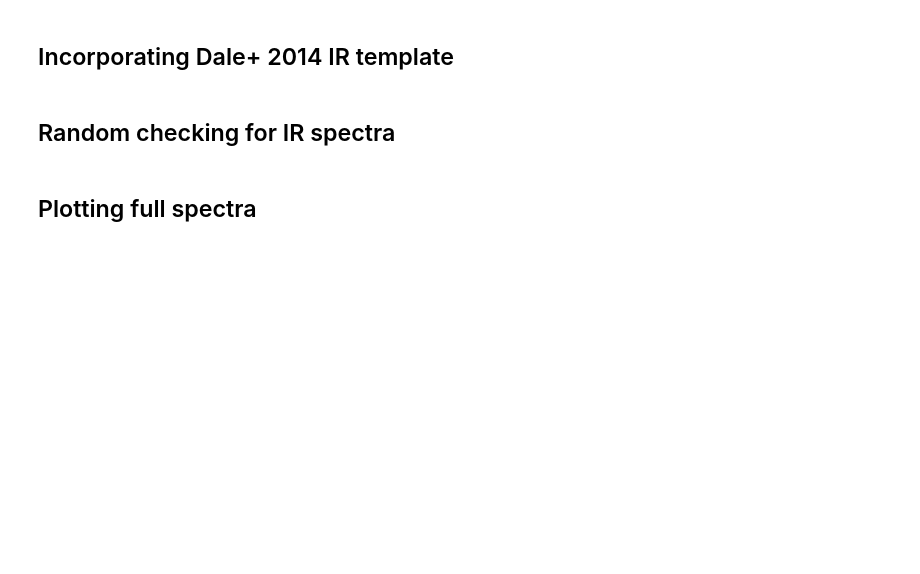
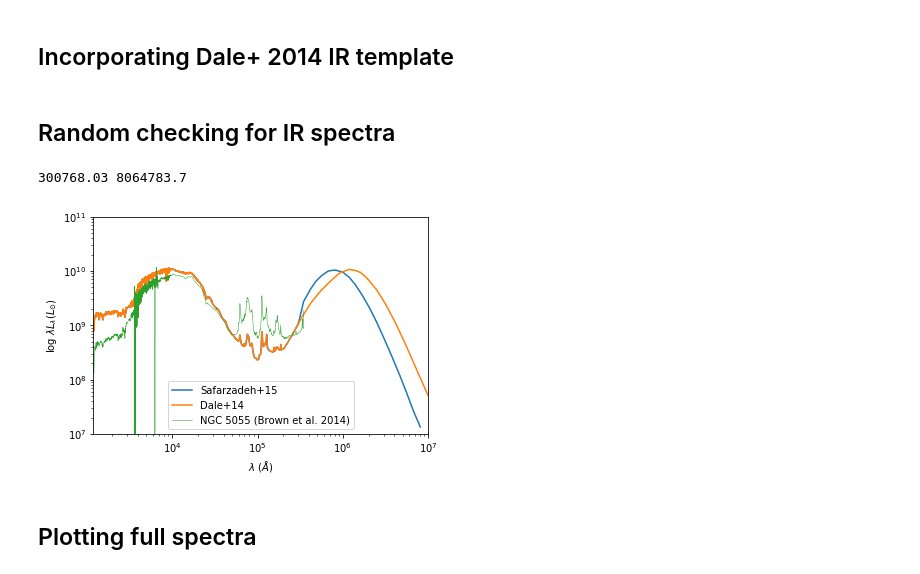
Before and after one commit to dptriani/mentari, a Jupyter notebook: For-dusty-sage.ipynb, the cells around one changed output. Drawn from its saved outputs; the diff is of its cells as text; code cells hidden in the pictures; blank space fills up the shorter version.

```diff
--- a/For-dusty-sage.ipynb
+++ b/For-dusty-sage.ipynb
@@ -1830,69 +1905,49 @@ spectra_IR = 10 ** Dale_template[idx[0]+1]
 LIR_dale = trapz(spectra_IR, lambda_IR)
 scaling = LIR_mentari / LIR_dale
 spectra_IR_dale = spectra_IR * scaling
 
 new_spectra = np.interp(all_wave, wavelength, spectra_dusty[a])
 w = np.where(all_wave > lambda_IR[0])[0]
 new_IR = np.interp(all_wave[w], lambda_IR, spectra_IR_dale)
 new_spectra[w] = new_spectra[w] + new_IR
 
-lam, sed = find_template(np.log10(LIR_mentari), np.log10(Dust[a]))
-all_wave_b = np.unique(np.concatenate((wavelength, lam*1e4)))
+lam, sed = find_template_SUNRISE(np.log10(LIR_mentari), np.log10(Dust[a]))
+w = np.where(all_wave < lam[0]*1e4)
+all_wave_b = np.unique(np.concatenate((all_wave[w], lam*1e4)))
 all_wave_b.sort(kind='mergesort')
-print(max(wavelength), min(lam)*1e4)
+print(min(lam*1e4), max(lam*1e4))
 
+new_spectra_b = np.zeros(len(all_wave_b))
+w = np.where((all_wave_b < lam[0]*1e4) | (all_wave_b == lam[0]*1e4))
+new_spectra_b[w] = np.interp(all_wave_b[w], all_wave, new_spectra*all_wave)
+'''
 new_spectra_b = np.interp(all_wave_b, wavelength, spectra_dusty[a]*wavelength)
+w = np.where(((all_wave_b < lam[0]*1e4) | (all_wave_b == lam[0]*1e4)) & (all_wave_b > lambda_IR[0]))[0]
+MIR_b = np.interp(all_wave_b[w], lambda_IR, spectra_IR_dale*lambda_IR)
+new_spectra_b[w] = new_spectra_b[w] + MIR_b
+'''
 w = np.where(all_wave_b > lam[0]*1e4)[0]
-new_IR_b = np.interp(all_wave_b[w], lam*1e4, sed)
-new_spectra_b[w] = new_spectra_b[w] + new_IR_b
+#new_IR_b = np.interp(all_wave_b[w], lam*1e4, sed)
+#new_spectra_b[w] = new_spectra_b[w] + new_IR_b
+new_spectra_b[w] = np.interp(all_wave_b[w], lam*1e4, sed)
 
 plt.plot(all_wave_b, new_spectra_b, label="Safarzadeh+15")
 plt.plot(all_wave, new_spectra*all_wave, label='Dale+14')
 #plt.plot(all_wave, all_spec*all_wave)
 #plt.plot(all_wave_b, all_spec_b)
 plt.plot(wave, spec, lw=0.5, label= ('NGC 5055 (Brown et al. 2014)'))
 
 plt.ylim(1e7, 1e11)
 plt.xlim(1200, 1e7)
 plt.yscale('log')
 plt.xscale('log')
 plt.legend(loc=0)
 
 
 plt.xlabel(r'$\lambda\ (\AA) $')
 plt.ylabel(r'log $\lambda L_{\lambda} (L_{\odot})$')
 
-#plt.savefig('SED-UVIR.png')
-
-'''
-for i in range(len(Ldust)):
-    LIR_mentari = trapz(Ldust[i][idx_912:-1], wavelength[idx_912:-1])
-    #---------------------------------------------------
-
-    #Compute alpha based on Rieke+ 2009
-    if (LIR_mentari > 10**11.6):
-        LIR_mentari = 10**11.6
-
-    alpha = 10.096 - 0.741 * np.log10(LIR_mentari)
-
-    delta_alpha = abs(alpha_SF - alpha)
-    idx = np.where(delta_alpha==min(delta_alpha))[0]
-
-    #----------------------------------------------------
-    #Compute log_fnu based on Marcillac+ 2006
-    log_fnu = 0.128 * np.log10(LIR_mentari) - 1.611
-    delta_fnu = abs(log_fnu_SF - log_fnu)
-    idx = np.where(delta_fnu==min(delta_fnu))[0]
-    #----------------------------------------------------
-
-    spectra_IR = 10 ** Dale_template[idx[0]+1]
-
-    LIR_dale = trapz(spectra_IR, lambda_IR)
-    scaling = LIR_mentari / LIR_dale
-    spectra_IR_dale = spectra_IR * scaling
-
-    new_spectra = np.interp(all_wave, wavelength, spectra_dusty[i])
-    new_IR = np.interp(all_wave, lambda_IR, spectra_IR_dale)
-    all_spec = new_spectra + new_IR
-    UVIR[i] = all_spec
-'''
+plt.savefig('SED-UVIR.png')
+# %% [output]
+300768.03 8064783.7
+[figure, added]
```
Also changed, not shown: parts of 40 cells of this notebook, 1 other file.
